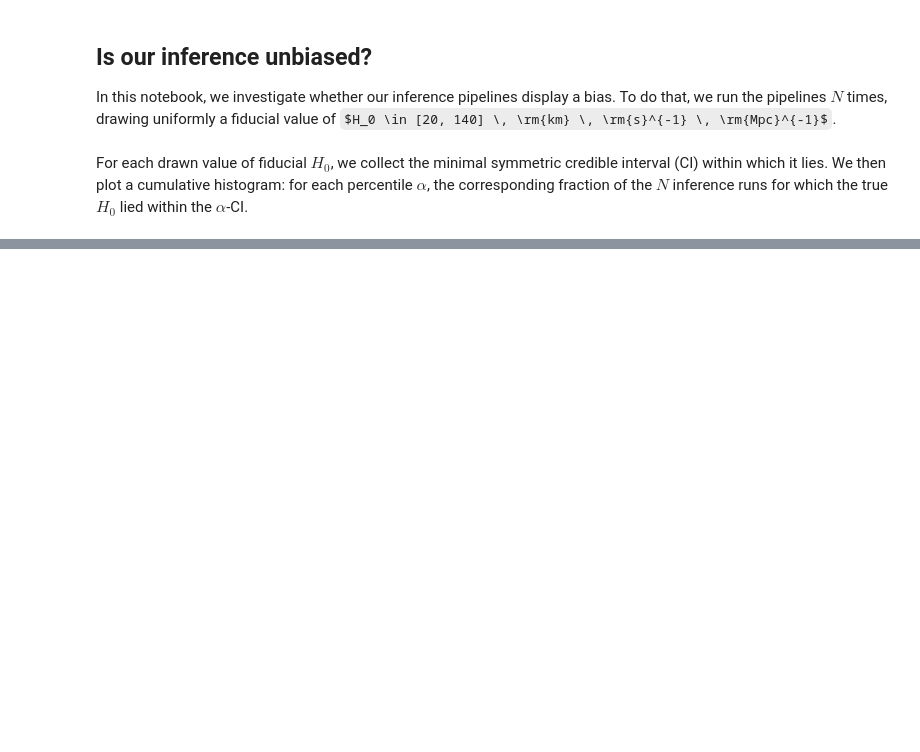
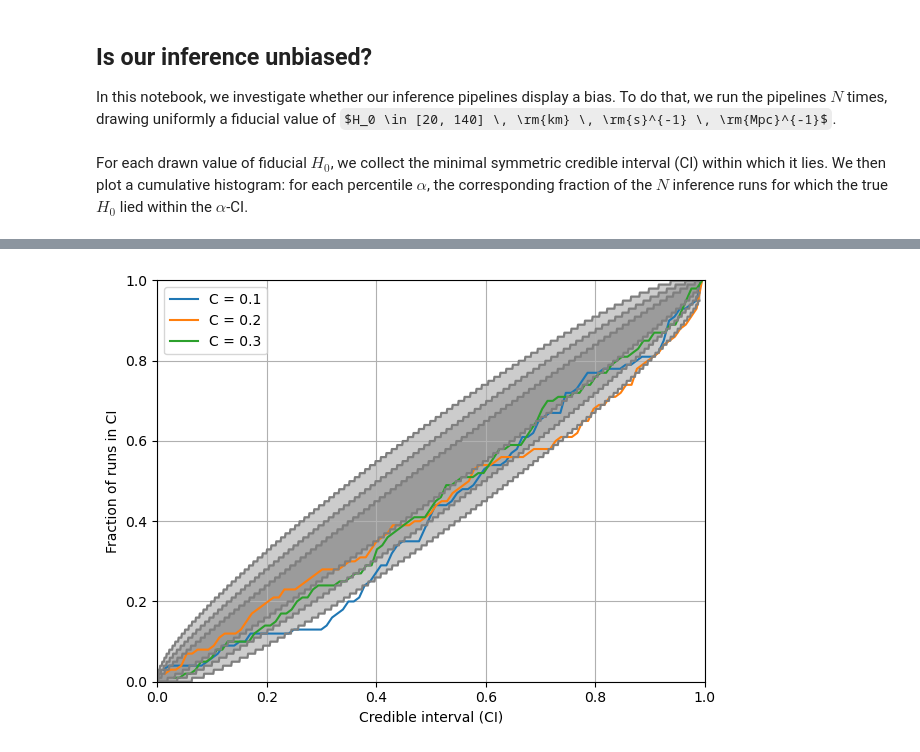
Before and after one commit to binado/standard-sirens, a Jupyter notebook: src/pp_analysis.ipynb, the cells around one changed output, grey strips where cells are left out. Saved outputs shown, nothing was run; the diff lists cells and outputs as text; code cells hidden in the pictures; some formulas as TeX source; blank space fills up the shorter version.

```diff
--- a/src/pp_analysis.ipynb
+++ b/src/pp_analysis.ipynb
@@ -61,8 +77,0 @@ plt.show()
-# %%
-pp_analysis = PPAnalysisFullInference(n_pp)
-pp_data = []
-for c in c_values:
-    pp_analysis.run_inference(H0_array, z, z_gal, n_gw, n_dir, c)
-    counts, bins = pp_analysis.make_histplot()
-    pp_data.append((counts, bins))
-    pp_analysis.save_data(filename=output_data_filename, dataset=f"full_inference/c_{c}")
@@ -84,0 +86,14 @@ plt.show()
+# %%
+photoz_inference_data = {'weighted':[],'not_weighted':[]}
+for c in c_values:
+    data, counts, bins = run_pp_analysis_photoz_inference(n_sim, H0_array, c, z, z_gal, n_gw_per_dir, desc=f"photoz-not_weighted_c_{c}")
+    photoz_inference_data['not_weighted'].append((counts, bins))
+    save_data(filename=output_data_filename, dataset=f"photo/not_weighted_c_{c}", data=data)
+
+    data, counts, bins = run_pp_analysis_photoz_inference(n_sim, H0_array, c, z, z_gal, n_gw_per_dir, mass_gal=mass_gal, desc=f"photo-weighted_c_{c}")
+    photoz_inference_data['weighted'].append((counts, bins))
+    save_data(filename=output_data_filename, dataset=f"photo/weighted_c_{c}", data=data)
+# %%
+plot_pp(photoz_inference_data.get('not_weighted'), 'photoz_inference-not_weighted')
+# %% [output]
+[figure, added]
```
Also changed, not shown: parts of 12 cells of this notebook, 9 other files.
